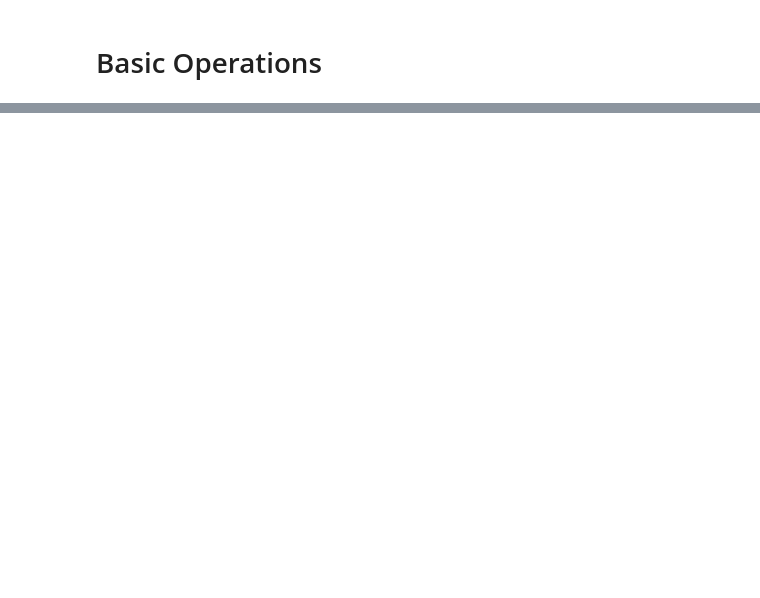
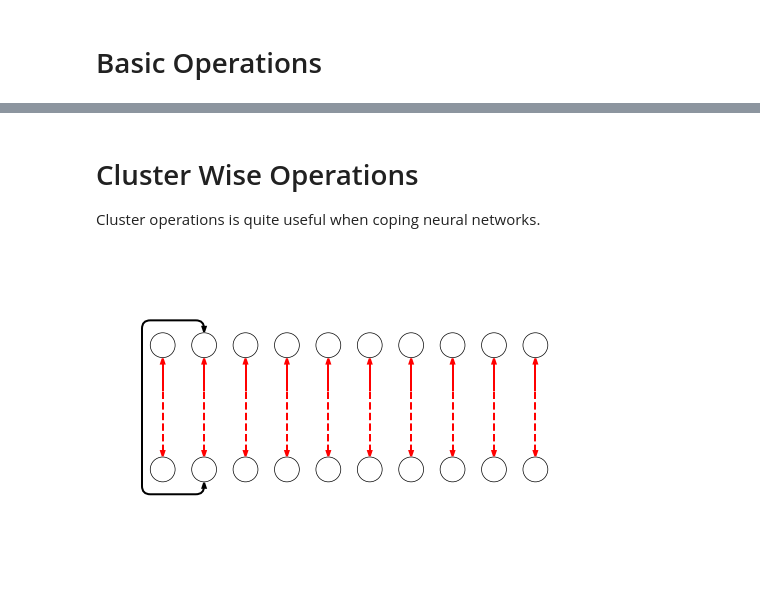
Before and after one commit to GiggleLiu/viznet, a Jupyter notebook: docs/viznet_basic.ipynb, the cells around one changed output, grey strips where cells are left out. Cells and saved outputs as stored; diff of their text form; code cells hidden in the pictures; blank space fills up the shorter version.

```diff
--- a/docs/viznet_basic.ipynb
+++ b/docs/viznet_basic.ipynb
@@ -33,0 +112,20 @@ _show()
+# %% [markdown]
+# Cluster Wise Operations
+Cluster operations is quite useful when coping neural networks.
+# %%
+# we have two sequences of nodes
+seq1 = [brush >> (i,0) for i in range(10)]
+seq2 = [brush >> (i,3) for i in range(10)]
+
+# connect them one by one use a fancier edge
+edge2 = viznet.EdgeBrush('<..->', lw=2, zorder=1000, color='r')
+viznet.connect121(seq1, seq2, edge2)
+
+# and clink type of edges
+clink.lw = 2
+clink.offsets = (0.3, 1.5)
+clink >> (seq1[1].pin('bottom'), seq2[1].pin('top'))
+
+_show()
+# %% [output]
+[figure, added]
```
Also changed, not shown: parts of 17 cells of this notebook.
